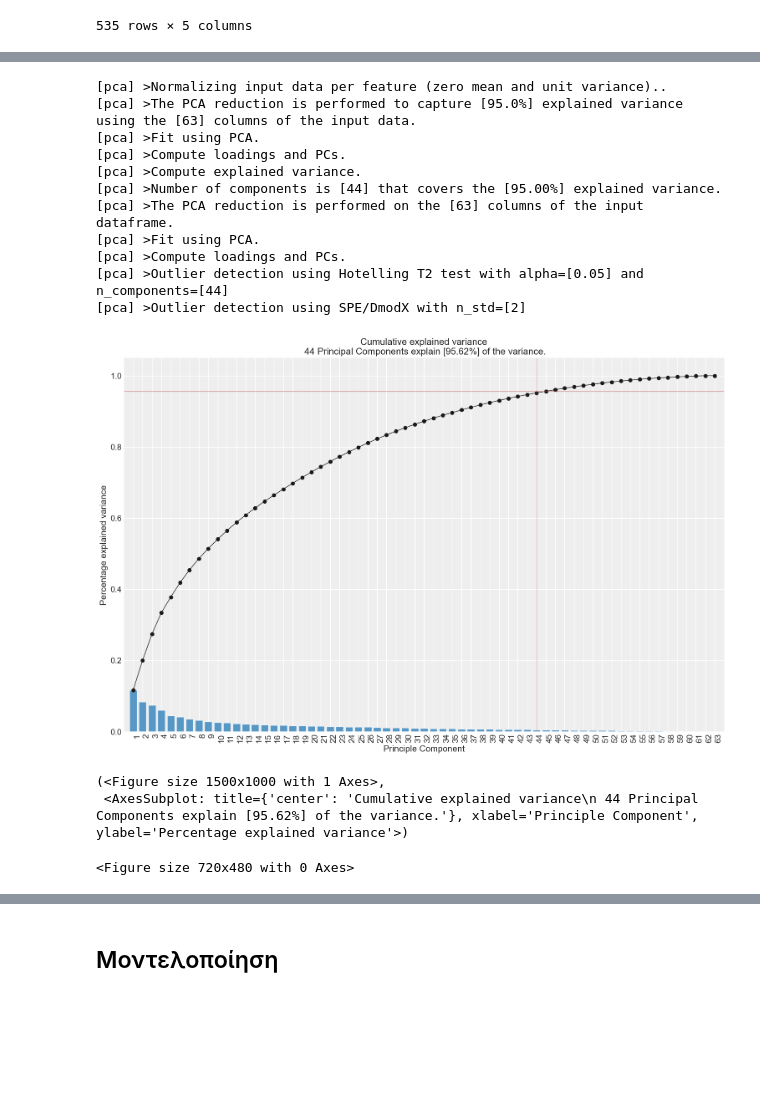
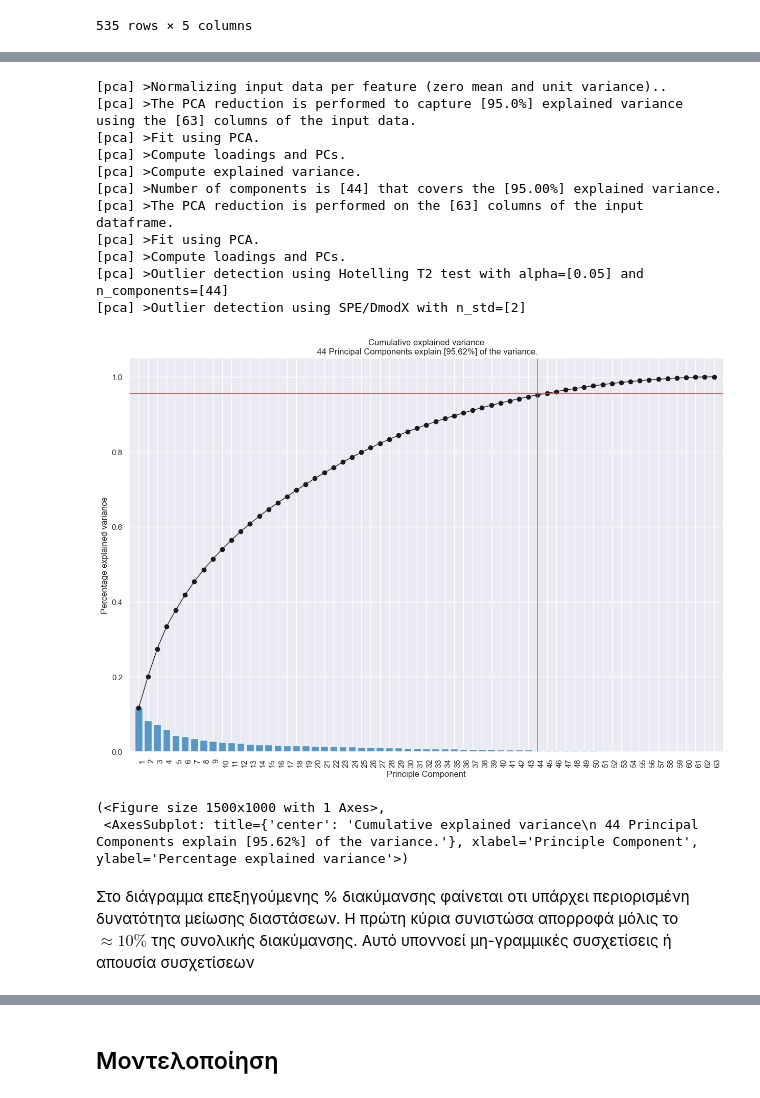
Before and after one commit to AlexRodis/olives, a Jupyter notebook: Olive Oil.ipynb, the cells around one changed output, grey strips where cells are left out. Drawn from its saved outputs; the diff is of its cells as text; code cells hidden in the pictures; blank space fills up the shorter version.

```diff
--- a/Olive Oil.ipynb
+++ b/Olive Oil.ipynb
@@ -39,6 +39,11 @@ import aesara
 # Γενικές επιλογές εμφάνισης
 pd.set_option('display.max_rows',10)
 pd.set_option('display.max_columns',30)
+
+figsize=(13,6)
+fontsize=10
+sns.set(rc={'figure.figsize':(15,10),
+           'font.size':5})
 # %%
 # Utilities
 from sklearn.preprocessing import StandardScaler
@@ -633,31 +865,34 @@ f = next(cs)
 # %%
 # Load library
 from pca import pca
 
 # Initialize pca with default parameters
 model = pca(normalize=True)
 
 # Fit transform
 
-results = model.fit_transform(chem_indicators.values, col_labels = tidy_multiindex(chem_indicators).columns.values, row_labels=tidy_multiindex(origin_targets).replace(r_core_mappings).iloc[:,-2].values)
+results = model.fit_transform(
+    chem_indicators.values, col_labels = tidy_multiindex(chem_indicators).columns.values,
+    row_labels=tidy_multiindex(origin_targets).replace(r_core_mappings).iloc[:,-2].values)
 
 # Plot the explained variance
 model.plot()
 # %% [output]
 [pca] >Normalizing input data per feature (zero mean and unit variance)..
 [pca] >The PCA reduction is performed to capture [95.0%] explained variance using the [63] columns of the input data.
 [pca] >Fit using PCA.
 [pca] >Compute loadings and PCs.
 [pca] >Compute explained variance.
 [pca] >Number of components is [44] that covers the [95.00%] explained variance.
 [pca] >The PCA reduction is performed on the [63] columns of the input dataframe.
 [pca] >Fit using PCA.
 [pca] >Compute loadings and PCs.
 [pca] >Outlier detection using Hotelling T2 test with alpha=[0.05] and n_components=[44]
 [pca] >Outlier detection using SPE/DmodX with n_std=[2]
-[figure, old version]
+[figure, new version]
 (<Figure size 1500x1000 with 1 Axes>,
  <AxesSubplot: title={'center': 'Cumulative explained variance\n 44 Principal Components explain [95.62%] of the variance.'}, xlabel='Principle Component', ylabel='Percentage explained variance'>)
-<Figure size 720x480 with 0 Axes>
+# %% [markdown]
+Στο διάγραμμα επεξηγούμενης % διακύμανσης φαίνεται οτι υπάρχει περιορισμένη δυνατότητα μείωσης διαστάσεων. Η πρώτη κύρια συνιστώσα απορροφά μόλις το $\approx 10\%$ της συνολικής διακύμανσης. Αυτό υποννοεί μη-γραμμικές συσχετίσεις ή απουσία συσχετίσεων
 # %%
 model.biplot()
```
Also changed, not shown: parts of 48 cells of this notebook.
